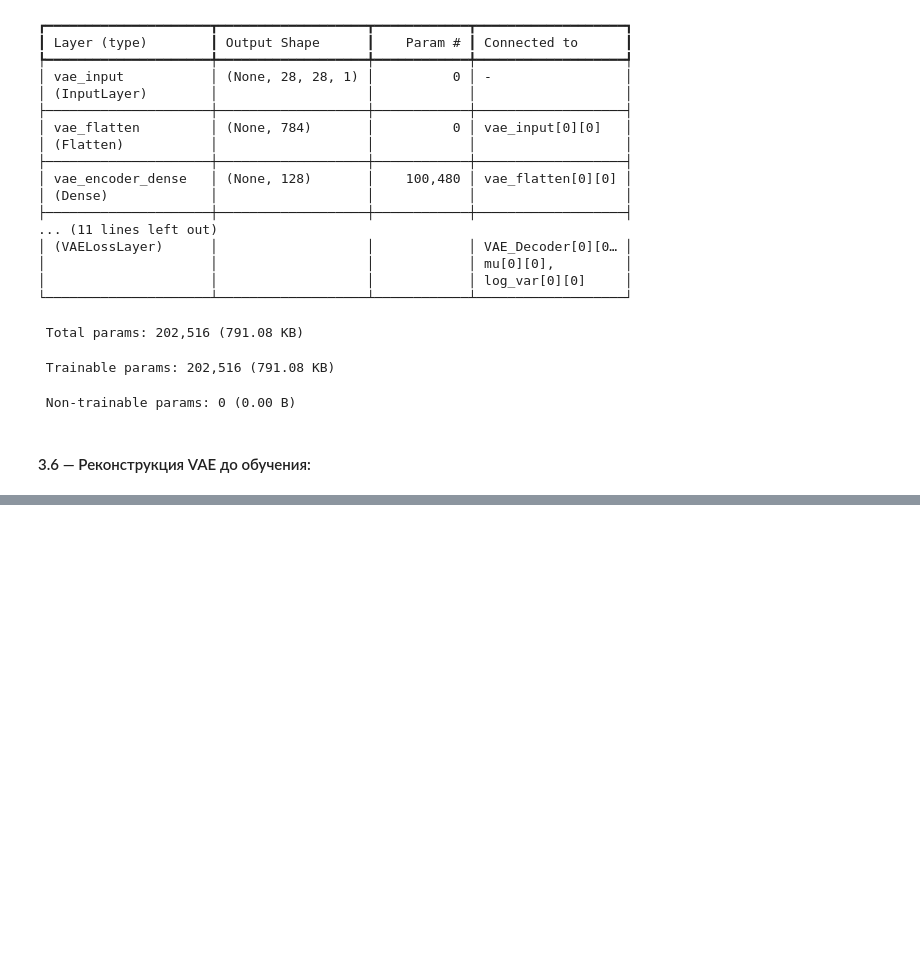
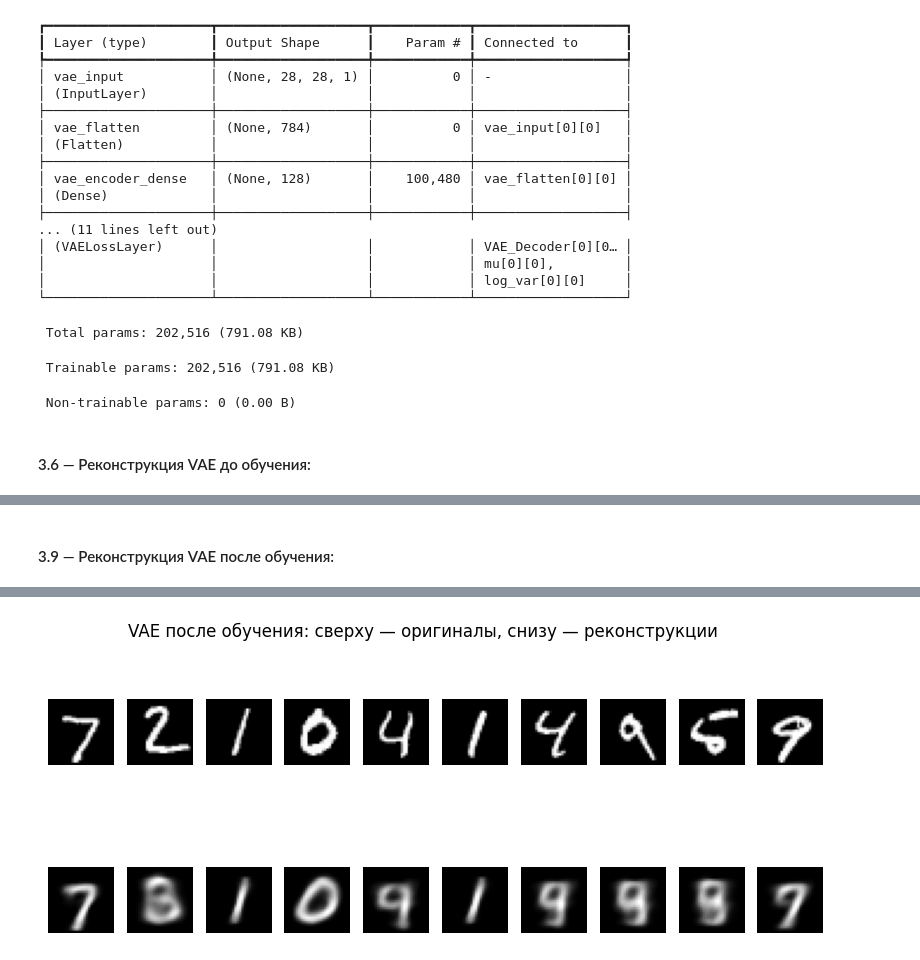
Before and after one commit to tarasovEgor/DeepLearningKurs, a Jupyter notebook: src/lab_4/VAE_lab_4.ipynb, the cells around one changed output, grey strips where cells are left out. Saved outputs shown, nothing was run; the diff lists cells and outputs as text; code cells hidden in the pictures; blank space fills up the shorter version.

```diff
--- a/src/lab_4/VAE_lab_4.ipynb
+++ b/src/lab_4/VAE_lab_4.ipynb
@@ -600,0 +668,21 @@ Model: "Variational_Autoencoder"
+# %% [markdown]
+#### 3.9 — Реконструкция VAE после обучения:
+# %%
+vae_reconstructed_after = vae.predict(x_test[:10])
+
+plt.figure(figsize=(10, 4))
+
+for i in range(10):
+    # Оригинал
+    plt.subplot(2, 10, i + 1)
+    plt.imshow(x_test[i].reshape(28, 28), cmap="gray")
+    plt.axis("off")
+
+    # Реконструкция после обучения
+    plt.subplot(2, 10, 10 + i + 1)
+    plt.imshow(vae_reconstructed_after[i].reshape(28, 28), cmap="gray")
+    plt.axis("off")
+
+plt.suptitle("VAE после обучения: сверху — оригиналы, снизу — реконструкции")
+plt.show()
+# %% [output]
@@ -600,0 +690 @@ Model: "Variational_Autoencoder"
+[figure, added]
```
Also changed, not shown: parts of 12 cells of this notebook.
